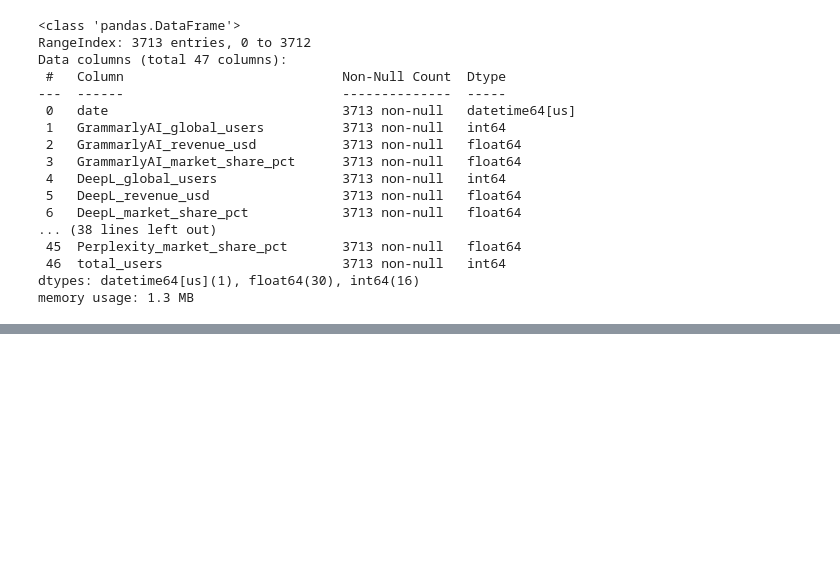
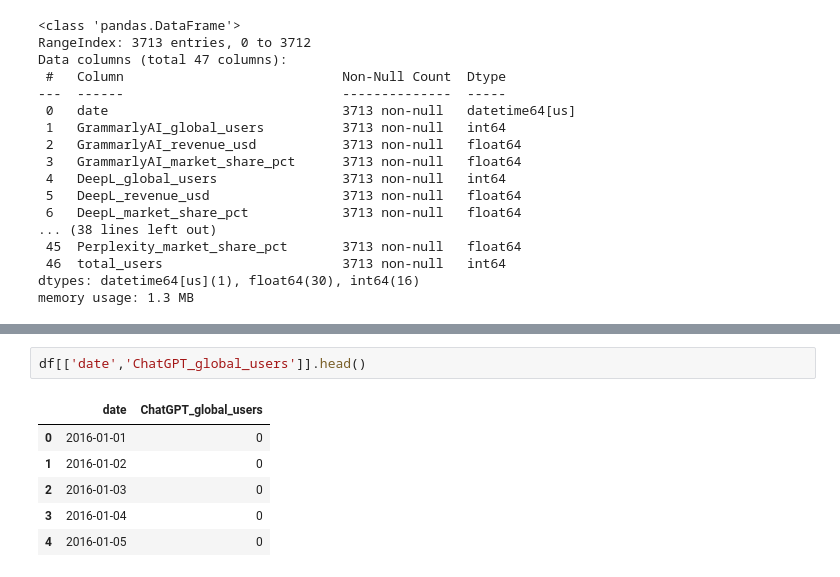
Before and after one commit to sejal18c/AI-Tools-Adoption-Dashboard, a Jupyter notebook: notebooks/ai_tools_analysis.ipynb, the cells around one changed output, grey strips where cells are left out. Drawn from its saved outputs; the diff is of its cells as text; blank space fills up the shorter version.

```diff
--- a/notebooks/ai_tools_analysis.ipynb
+++ b/notebooks/ai_tools_analysis.ipynb
@@ -119,0 +140,9 @@ memory usage: 1.3 MB
+# %%
+df[['date','ChatGPT_global_users']].head()
+# %% [output]
+|  | date | ChatGPT_global_users |
+| 0 | 2016-01-01 | 0 |
+| 1 | 2016-01-02 | 0 |
+| 2 | 2016-01-03 | 0 |
+| 3 | 2016-01-04 | 0 |
+| 4 | 2016-01-05 | 0 |
```
Also changed, not shown: parts of 5 cells of this notebook.
